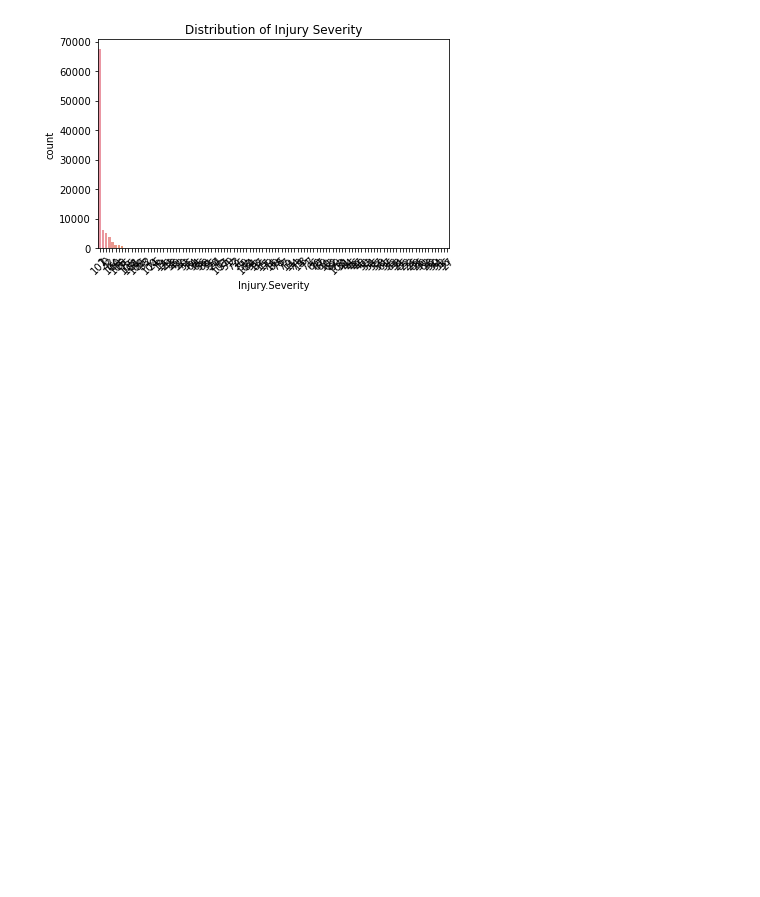
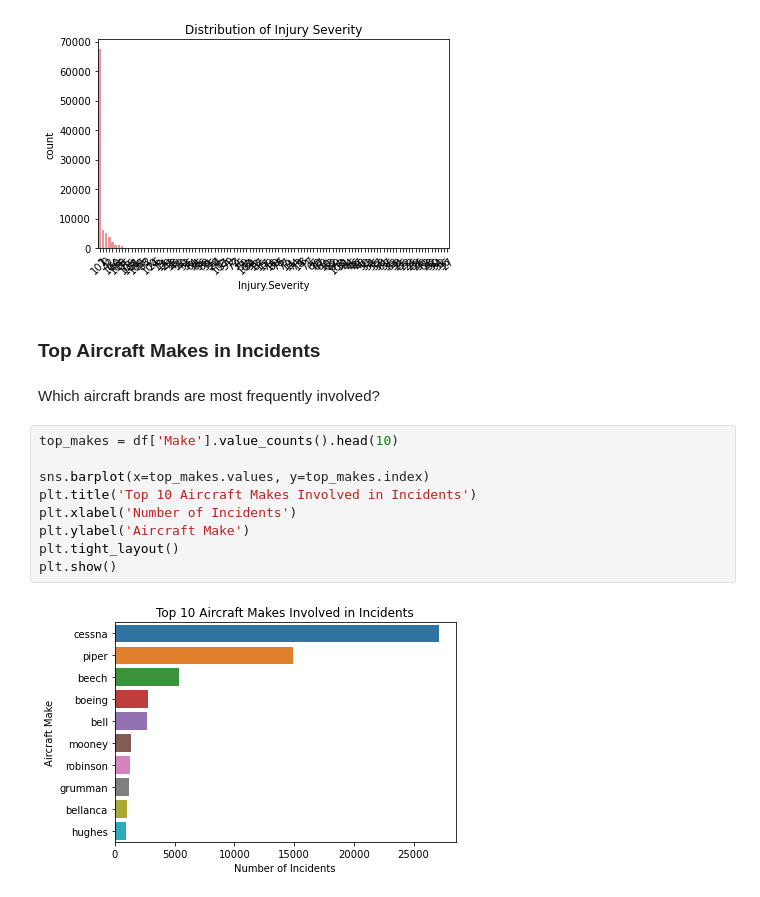
Before and after one commit to BMwihia/aviation-accidents-analysis, a Jupyter notebook: aviation_accident_analysis-benson.ipynb, the cells around one changed output. Cells and saved outputs as stored; diff of their text form; blank space fills up the shorter version.

Commit message:
Proceed to analyze top aircraft makes / brands in incidents.

```diff
--- a/aviation_accident_analysis-benson.ipynb
+++ b/aviation_accident_analysis-benson.ipynb
@@ -186,3 +186,18 @@ plt.tight_layout()
 plt.show()
 # %% [output]
 [figure]
+# %% [markdown]
+### Top Aircraft Makes in Incidents
+# %% [markdown]
+Which aircraft brands are most frequently involved?
+# %%
+top_makes = df['Make'].value_counts().head(10)
+
+sns.barplot(x=top_makes.values, y=top_makes.index)
+plt.title('Top 10 Aircraft Makes Involved in Incidents')
+plt.xlabel('Number of Incidents')
+plt.ylabel('Aircraft Make')
+plt.tight_layout()
+plt.show()
+# %% [output]
+[figure, added]
```
